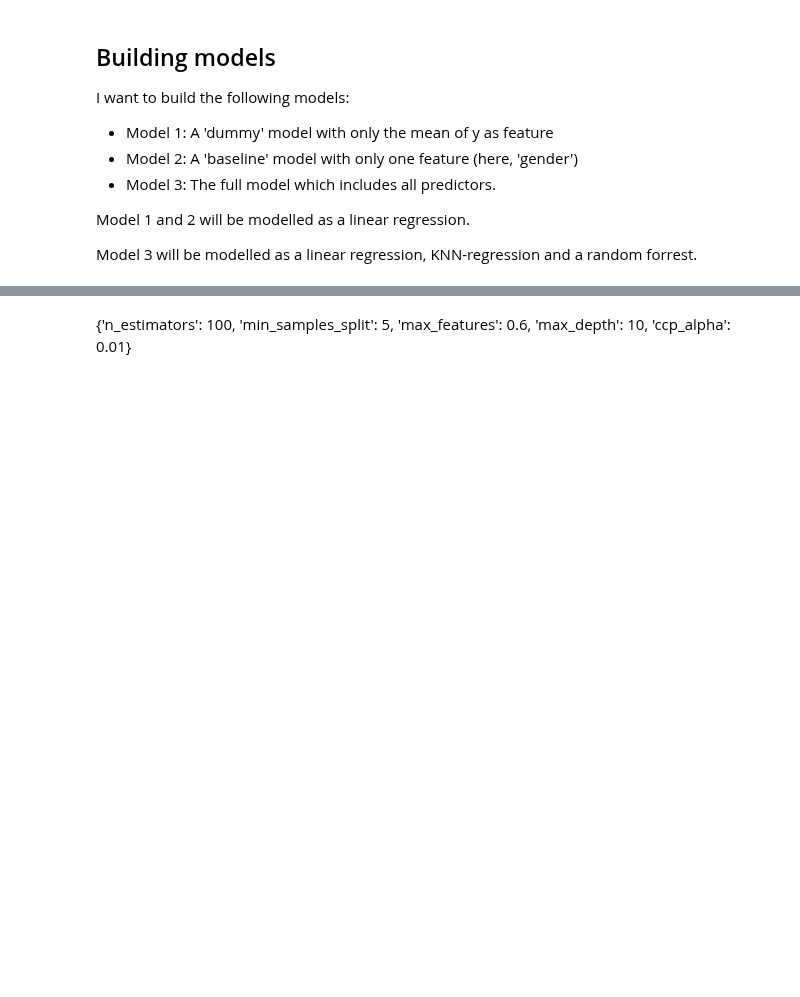
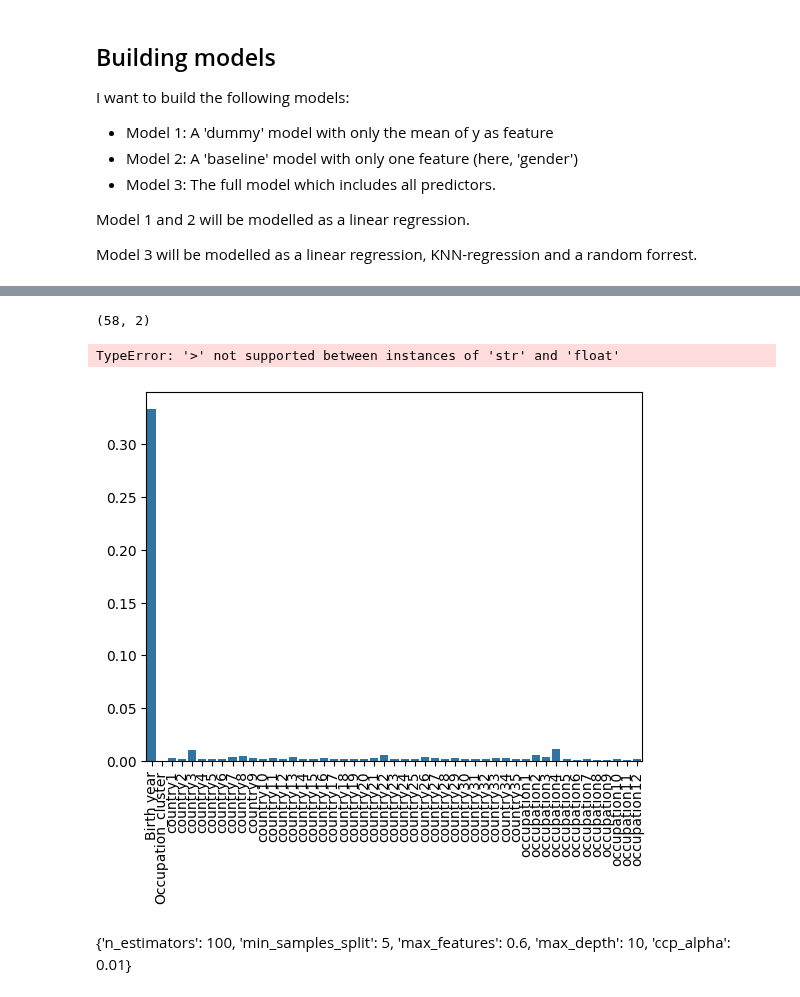
Before and after one commit to sigridbom/datascience_exam, a Jupyter notebook: notebooks/3_building_models.ipynb, the cells around one changed output, grey strips where cells are left out. Cells and saved outputs as stored; diff of their text form; code cells hidden in the pictures; blank space fills up the shorter version.

```diff
--- a/notebooks/3_building_models.ipynb
+++ b/notebooks/3_building_models.ipynb
@@ -320,0 +355,6 @@ We want to explore the best combination of selected parameters of the model whil
+# %%
+# We'll only keep relevant features in the model, so we are setting a threshold of 'importance'
+selected_features = feature_importances[feature_importances['Importance'] > 0.003] # this is very low threshold
+selected_features.shape
+# %% [output]
+(58, 2)
@@ -321,3 +365,20 @@ We want to explore the best combination of selected parameters of the model whil
+# %%
+# Filter that from X_train
+X_train_filtered = X_train[selected_features]
+X_train_filtered
+# %% [output]
+TypeError: '>' not supported between instances of 'str' and 'float'
+# %%
+# plot them (we'll make two plots, because there are so many features)
+#plt.figsize(20,10)
+sns.barplot(x=X_train.columns.tolist()[1:50], y=importances[1:50], color=sns.color_palette()[0])
+plt.xticks(rotation=90)  # Rotate x-axis labels for better readability
+#plt.gca().set_xticks(plt.gca().get_xticks()[::2])  # Show every 10th tick # [::10]
+
+
+plt.show()
+# %% [output]
+[figure, added]
 # %% [markdown]
 {'n_estimators': 100,
  'min_samples_split': 5,
```
Also changed, not shown: parts of 18 cells of this notebook.
